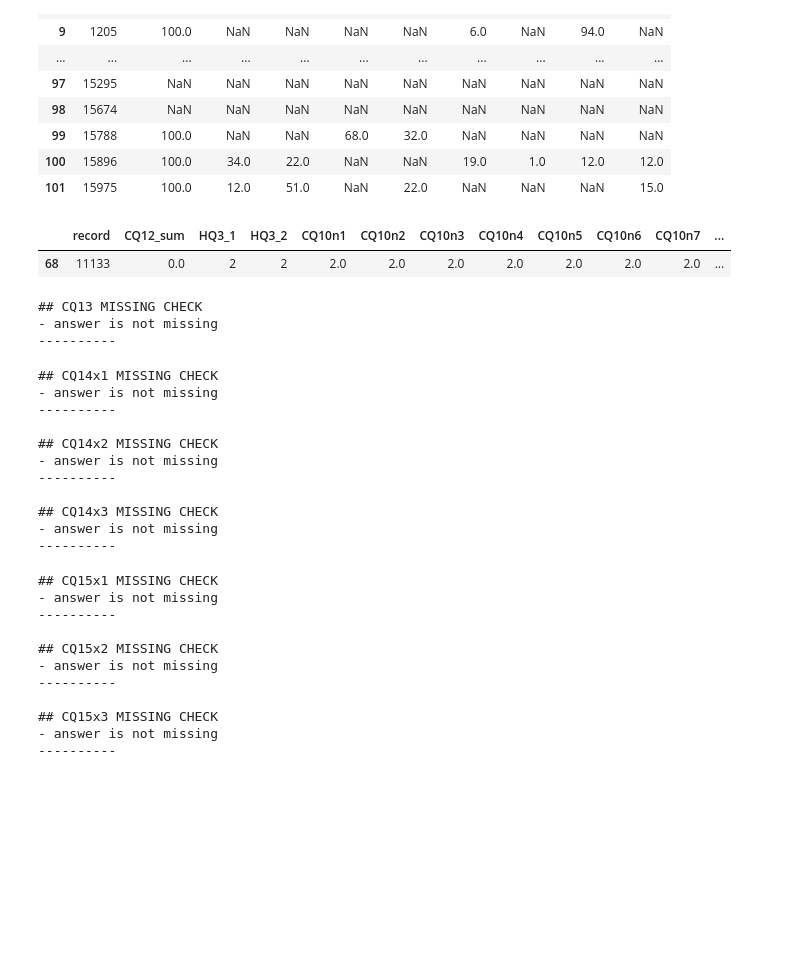
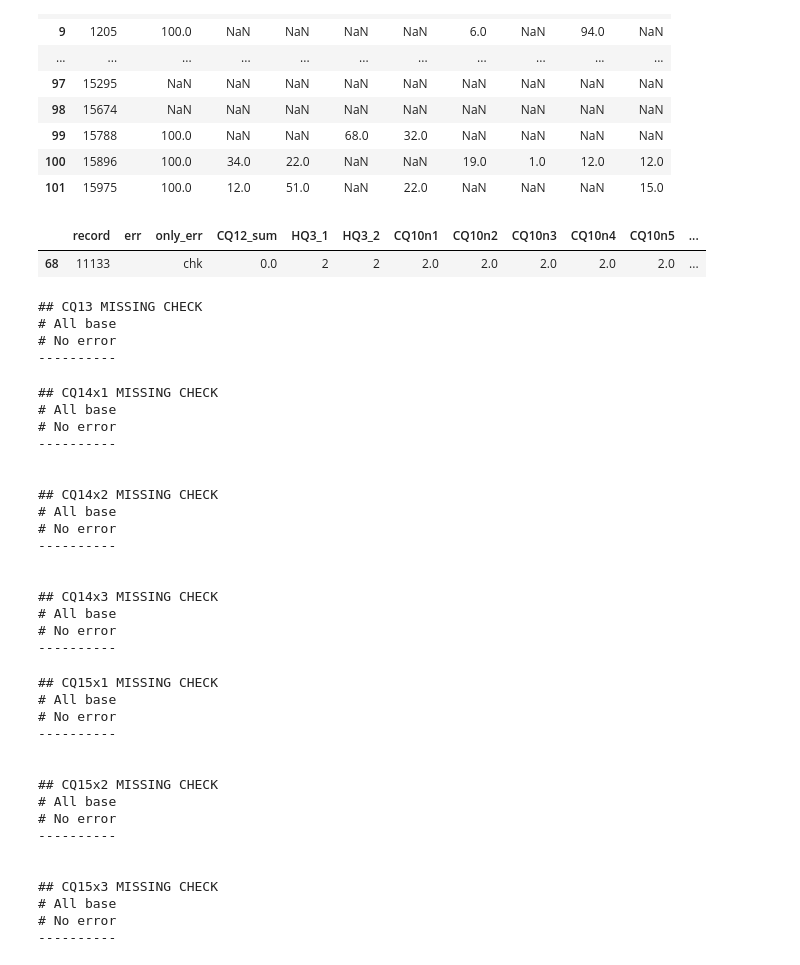
Before and after one commit to dlcks7456/DataCheckExample, a Jupyter notebook: 220809/DataCheck.ipynb, the cells around one changed output. Cells and saved outputs as stored; diff of their text form; code cells hidden in the pictures; blank space fills up the shorter version.

```diff
--- a/220809/DataCheck.ipynb
+++ b/220809/DataCheck.ipynb
@@ -487,13 +535,13 @@ dc.logchk(dc.df.SQ16r2==1, dc.df.HQ0==1)
 ----------
 # %%
 loops = [1,2,3]
-base_brand = [4,8,10,11,16,19,20]
+base_brand = [1,2,3,4,8,10,11,16,19,20]
 # %%
 for l in loops :
     dc.safreq(f'SQ19x{l}', cond=dc.df.SQ18r2>=l)
     dc.safreq(f'SQ20x{l}', cond=(dc.df.SQ18r2>=l) & (dc.df[f'SQ19x{l}'].isin(base_brand)))
-    dc.df['SQ20x{l}_re'] = dc.df[f'SQ20x{l}']//100
+    dc.df[f'SQ20x{l}_re'] = dc.df[f'SQ20x{l}']//100
 
-    print(dc.df[ (dc.df['SQ20x{l}_re'] != dc.df[f'SQ19x{l}']) & (dc.df[f'SQ19x{l}'].isin(base_brand)) ][['SQ20x{l}_re', f'SQ19x{l}']])
+    print(dc.df[ (dc.df[f'SQ20x{l}_re'] != dc.df[f'SQ19x{l}']) & (dc.df[f'SQ19x{l}'].isin(base_brand)) ][[f'SQ20x{l}_re', f'SQ19x{l}']])
 # %% [output]
 ## SQ19x1 MISSING CHECK
@@ -1170,15 +1196,16 @@ dc.sum_col('CQ12_sum', ('CQ12n1', 'CQ12n8'), cond=(dc.df.HQ3_1==1) | (dc.df.HQ3_
 | 101 | 15975 | 100.0 | 12.0 | 51.0 | NaN | 22.0 | NaN | NaN | NaN | 15.0 |
 # %%
 # dc.df[(dc.df.HQ3_1==1) | (dc.df.HQ3_2==2)]['CQ12_sum']
-dc.safreq('CQ12_sum', cond=(dc.df.HQ3_1==1) | (dc.df.HQ3_2==2), only=100, err=True, with_cols=['HQ3_1', 'HQ3_2'] + [f'CQ10n{n}' for n in nz])
+dc.safreq('CQ12_sum', cond=(dc.df.HQ3_1==1) | (dc.df.HQ3_2==2), only=100, with_cols=['HQ3_1', 'HQ3_2'] + [f'CQ10n{n}' for n in nz], err=True)
 # %% [output]
-|  | record | CQ12_sum | HQ3_1 | HQ3_2 | CQ10n1 | CQ10n2 | CQ10n3 | CQ10n4 | CQ10n5 | CQ10n6 | CQ10n7 | ... |
-| 68 | 11133 | 0.0 | 2 | 2 | 2.0 | 2.0 | 2.0 | 2.0 | 2.0 | 2.0 | 2.0 | ... |
+|  | record | err | only_err | CQ12_sum | HQ3_1 | HQ3_2 | CQ10n1 | CQ10n2 | CQ10n3 | CQ10n4 | CQ10n5 | ... |
+| 68 | 11133 |  | chk | 0.0 | 2 | 2 | 2.0 | 2.0 | 2.0 | 2.0 | 2.0 | ... |
 # %%
 dc.safreq('CQ13')
 # %% [output]
 ## CQ13 MISSING CHECK
-- answer is not missing
+# All base
+# No error
 ----------
 # %%
 dc.safreq('CQ14x1')
@@ -1186,15 +1213,20 @@ dc.safreq('CQ14x2')
 dc.safreq('CQ14x3')
 # %% [output]
 ## CQ14x1 MISSING CHECK
-- answer is not missing
+# All base
+# No error
 ----------
 
+
 ## CQ14x2 MISSING CHECK
-- answer is not missing
+# All base
+# No error
 ----------
 
+
 ## CQ14x3 MISSING CHECK
-- answer is not missing
+# All base
+# No error
 ----------
 # %%
 dc.safreq('CQ15x1')
@@ -1202,15 +1234,20 @@ dc.safreq('CQ15x2')
 dc.safreq('CQ15x3')
 # %% [output]
 ## CQ15x1 MISSING CHECK
-- answer is not missing
+# All base
+# No error
 ----------
 
+
 ## CQ15x2 MISSING CHECK
-- answer is not missing
+# All base
+# No error
 ----------
 
+
 ## CQ15x3 MISSING CHECK
-- answer is not missing
+# All base
+# No error
 ----------
 # %%
 dc.safreq('CQ16r1')
```
Also changed, not shown: parts of 109 cells of this notebook, 4 other files.
